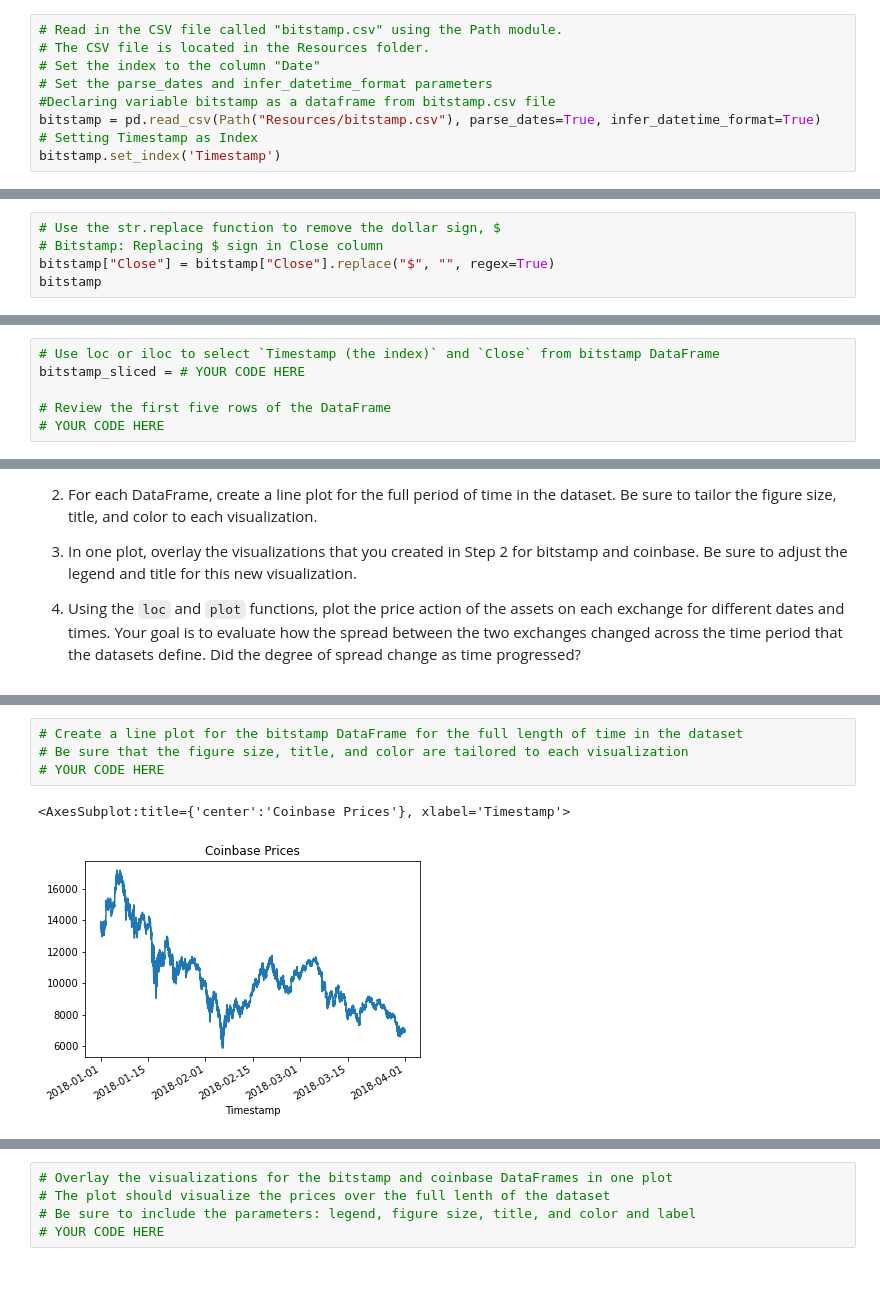
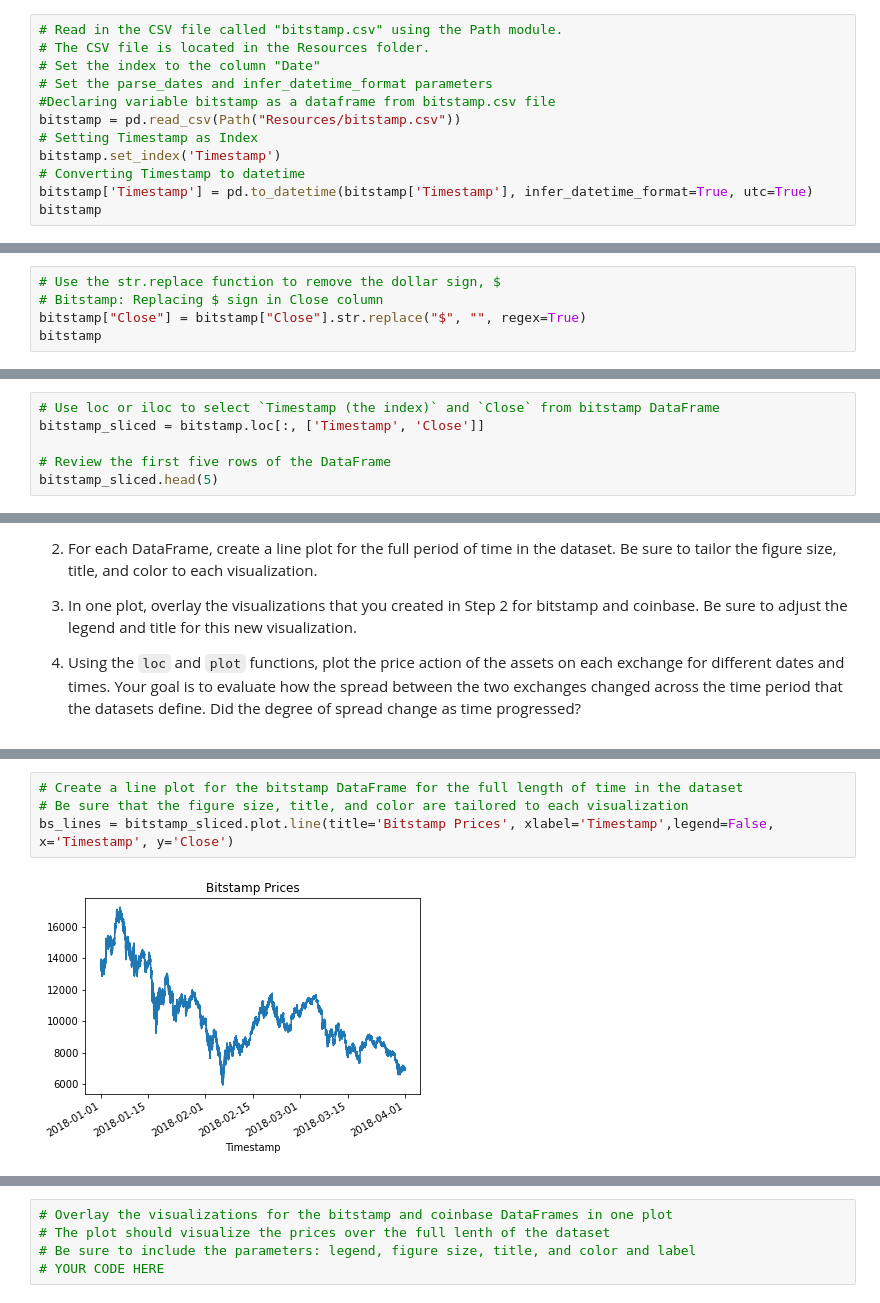
Before and after one commit to galcivar/module_03, a Jupyter notebook: crypto_arbitrage.ipynb, the cells around one changed output, grey strips where cells are left out. Saved outputs shown, nothing was run; the diff lists cells and outputs as text; blank space fills up the shorter version.

```diff
--- a/crypto_arbitrage.ipynb
+++ b/crypto_arbitrage.ipynb
@@ -38,7 +38,10 @@ Instructions.
 # Set the index to the column "Date"
 # Set the parse_dates and infer_datetime_format parameters
 #Declaring variable bitstamp as a dataframe from bitstamp.csv file
-bitstamp = pd.read_csv(Path("Resources/bitstamp.csv"), parse_dates=True, infer_datetime_format=True)
+bitstamp = pd.read_csv(Path("Resources/bitstamp.csv"))
 # Setting Timestamp as Index
 bitstamp.set_index('Timestamp')
+# Converting Timestamp to datetime
+bitstamp['Timestamp'] = pd.to_datetime(bitstamp['Timestamp'], infer_datetime_format=True, utc=True)
+bitstamp
 # %% [output]
@@ -154,7 +158,7 @@ dtype: int64
 # %%
 # Use the str.replace function to remove the dollar sign, $
 # Bitstamp: Replacing $ sign in Close column
-bitstamp["Close"] = bitstamp["Close"].replace("$", "", regex=True)
+bitstamp["Close"] = bitstamp["Close"].str.replace("$", "", regex=True)
 bitstamp
 # %% [output]
 |  | Timestamp | Open | High | Low | Close | BTC Volume | USD Volume | Weighted Price |
@@ -284,8 +288,8 @@ Select the data you want to analyze. Use `loc` or `iloc` to select the following
 * Close
 # %%
 # Use loc or iloc to select `Timestamp (the index)` and `Close` from bitstamp DataFrame
-bitstamp_sliced = # YOUR CODE HERE
+bitstamp_sliced = bitstamp.loc[:, ['Timestamp', 'Close']]
 
 # Review the first five rows of the DataFrame
-# YOUR CODE HERE
+bitstamp_sliced.head(5)
 # %% [output]
@@ -351,10 +353,9 @@ Sort through the time series data associated with the bitstamp and coinbase Data
 # %%
 # Create a line plot for the bitstamp DataFrame for the full length of time in the dataset
 # Be sure that the figure size, title, and color are tailored to each visualization
-# YOUR CODE HERE
+bs_lines = bitstamp_sliced.plot.line(title='Bitstamp Prices', xlabel='Timestamp',legend=False, x='Timestamp', y='Close')
 # %% [output]
-<AxesSubplot:title={'center':'Coinbase Prices'}, xlabel='Timestamp'>
-[figure, old version]
+[figure, new version]
 # %%
 # Create a line plot for the coinbase DataFrame for the full length of time in the dataset
 # Be sure that the figure size, title, and color are tailored to each visualization
```
Also changed, not shown: parts of 11 cells of this notebook.
